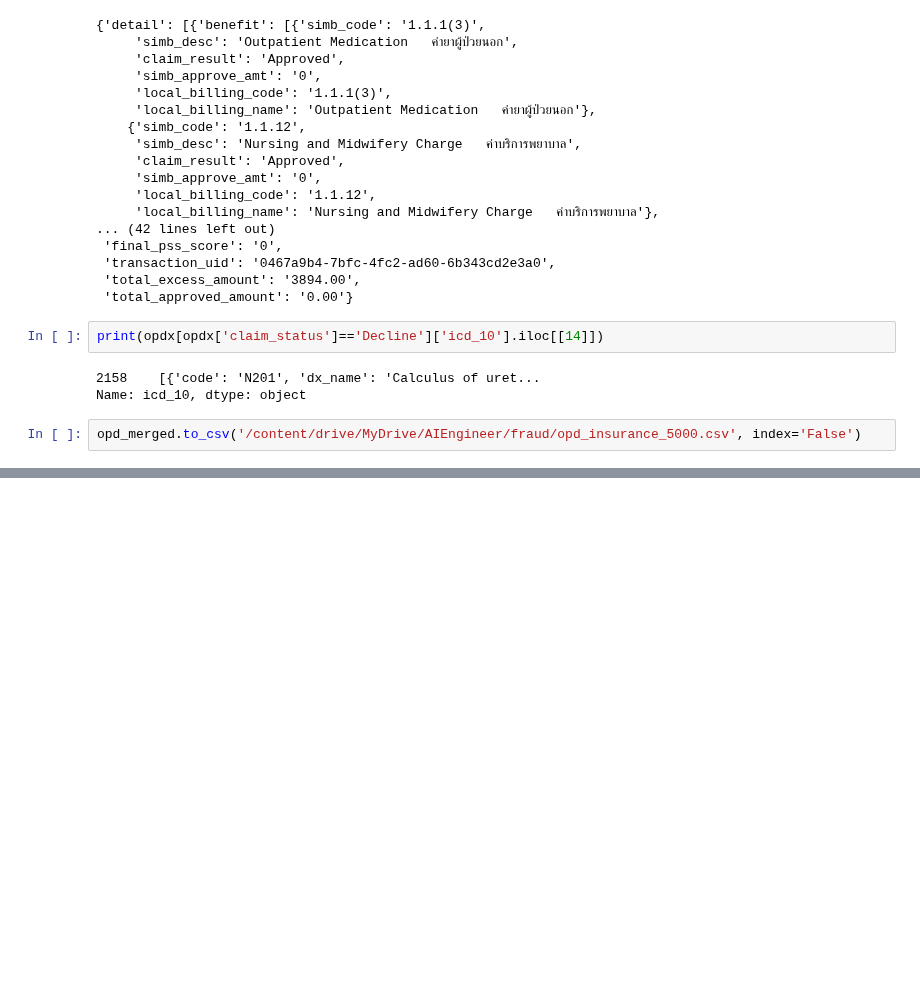
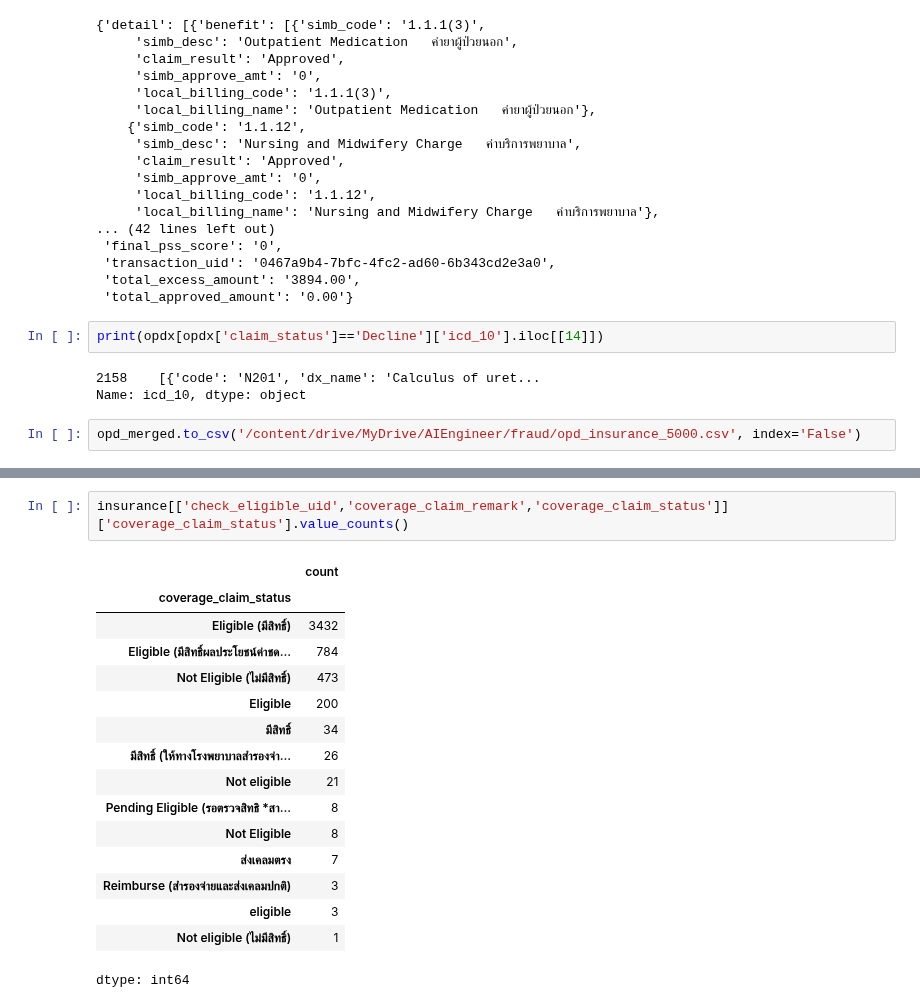
Before and after one commit to nxxk23/AI-Engineer, a Jupyter notebook: fraud/api.ipynb, the cells around one changed output, grey strips where cells are left out. Drawn from its saved outputs; the diff is of its cells as text; blank space fills up the shorter version.

```diff
--- a/fraud/api.ipynb
+++ b/fraud/api.ipynb
@@ -247,0 +267,19 @@ opd_df[['transaction_uid','hospital_code','hospital_name','visit_date','claim_st
+# %%
+insurance[['check_eligible_uid','coverage_claim_remark','coverage_claim_status']]['coverage_claim_status'].value_counts()
+# %% [output]
+|  | count |
+| coverage_claim_status |  |
+| Eligible (มีสิทธิ์) | 3432 |
+| Eligible (มีสิทธิ์ผลประโยชน์ค่าชด... | 784 |
+| Not Eligible (ไม่มีสิทธิ์) | 473 |
+| Eligible | 200 |
+| มีสิทธิ์ | 34 |
+| มีสิทธิ์ (ให้ทางโรงพยาบาลสำรองจ่า... | 26 |
+| Not eligible | 21 |
+| Pending Eligible (รอตรวจสิทธิ *สา... | 8 |
+| Not Eligible | 8 |
+| ส่งเคลมตรง | 7 |
+| Reimburse (สำรองจ่ายและส่งเคลมปกติ) | 3 |
+| eligible | 3 |
+| Not eligible (ไม่มีสิทธิ์) | 1 |
+dtype: int64
```
Also changed, not shown: parts of 10 cells of this notebook.
